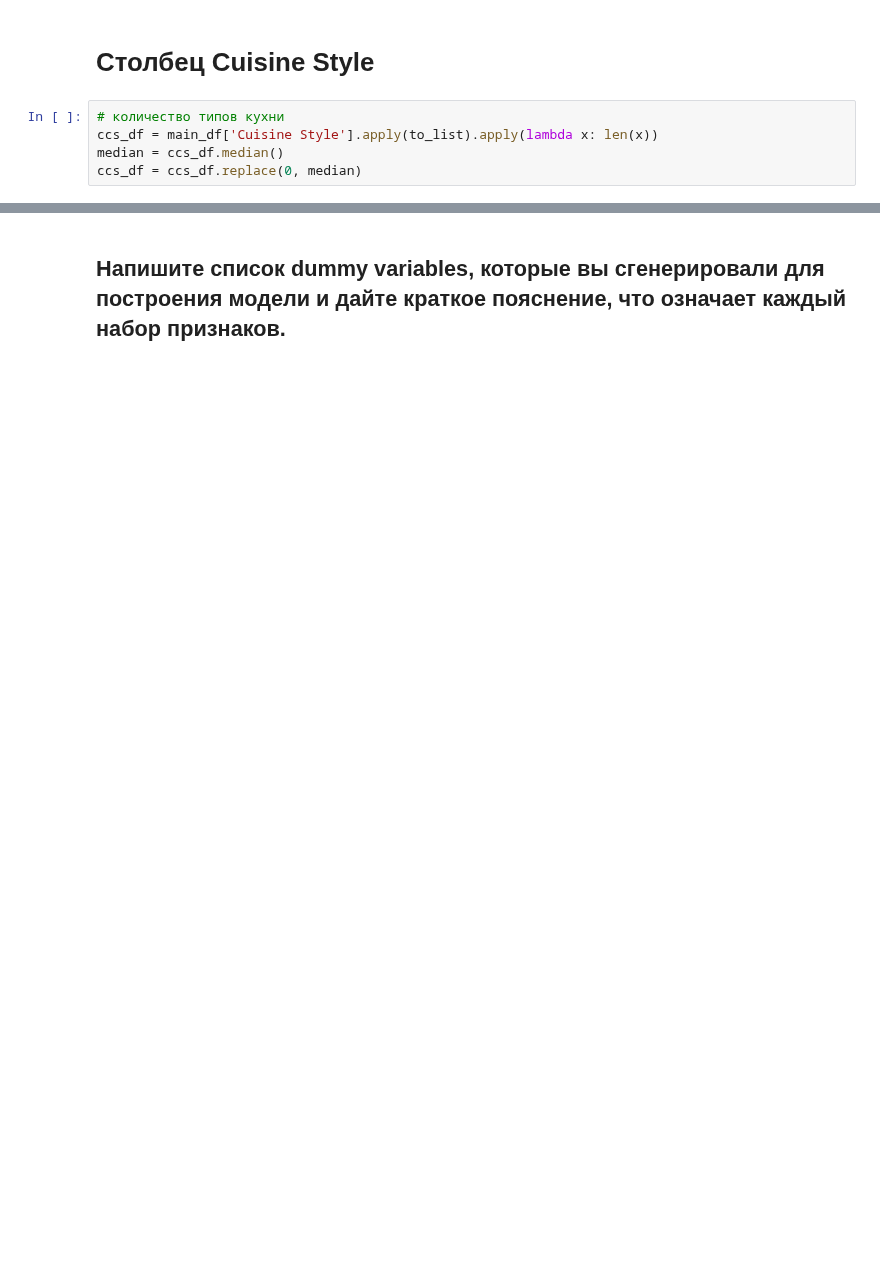
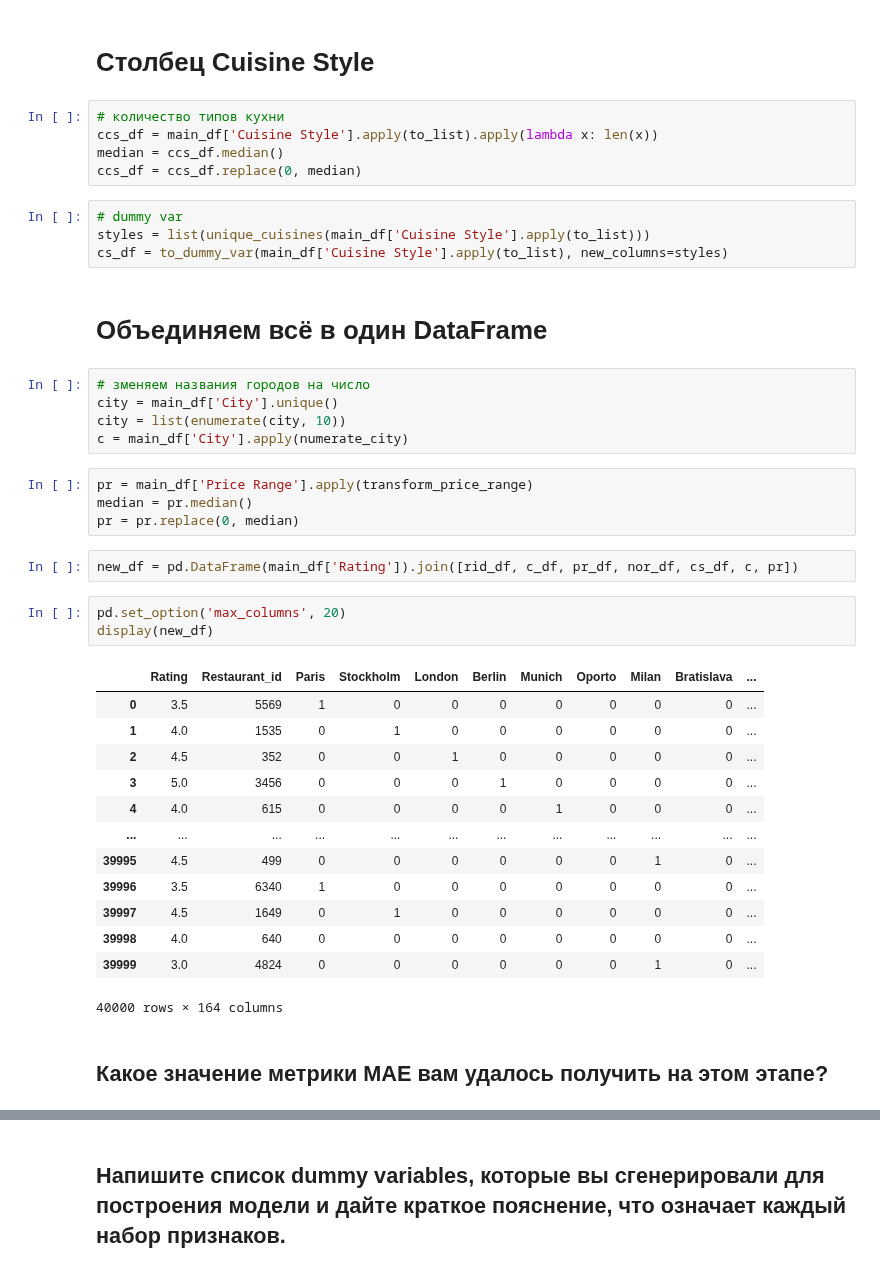
Before and after one commit to Enreward/DS_projects, a Jupyter notebook: theory/Юнит 3. Введение в машинное обучение/Проект 3. О вкусной и здоровой пище.ipynb, the cells around one changed output, grey strips where cells are left out. Saved outputs shown, nothing was run; the diff lists cells and outputs as text; blank space fills up the shorter version.

```diff
--- a/theory/Юнит 3. Введение в машинное обучение/Проект 3. О вкусной и здоровой пище.ipynb
+++ b/theory/Юнит 3. Введение в машинное обучение/Проект 3. О вкусной и здоровой пище.ipynb
@@ -820,3 +832,39 @@ nor_df = main_df['Number of Reviews'].fillna(mean)
 ccs_df = main_df['Cuisine Style'].apply(to_list).apply(lambda x: len(x))
 median = ccs_df.median()
 ccs_df = ccs_df.replace(0, median)
+# %%
+# dummy var
+styles = list(unique_cuisines(main_df['Cuisine Style'].apply(to_list)))
+cs_df = to_dummy_var(main_df['Cuisine Style'].apply(to_list), new_columns=styles)
+# %% [markdown]
+# Объединяем всё в один DataFrame
+# %%
+# зменяем названия городов на число
+city = main_df['City'].unique()
+city = list(enumerate(city, 10))
+c = main_df['City'].apply(numerate_city)
+# %%
+pr = main_df['Price Range'].apply(transform_price_range)
+median = pr.median()
+pr = pr.replace(0, median)
+# %%
+new_df = pd.DataFrame(main_df['Rating']).join([rid_df, c_df, pr_df, nor_df, cs_df, c, pr])
+# %%
+pd.set_option('max_columns', 20)
+display(new_df)
+# %% [output]
+|  | Rating | Restaurant_id | Paris | Stockholm | London | Berlin | Munich | Oporto | Milan | Bratislava | ... |
+| 0 | 3.5 | 5569 | 1 | 0 | 0 | 0 | 0 | 0 | 0 | 0 | ... |
+| 1 | 4.0 | 1535 | 0 | 1 | 0 | 0 | 0 | 0 | 0 | 0 | ... |
+| 2 | 4.5 | 352 | 0 | 0 | 1 | 0 | 0 | 0 | 0 | 0 | ... |
+| 3 | 5.0 | 3456 | 0 | 0 | 0 | 1 | 0 | 0 | 0 | 0 | ... |
+| 4 | 4.0 | 615 | 0 | 0 | 0 | 0 | 1 | 0 | 0 | 0 | ... |
+| ... | ... | ... | ... | ... | ... | ... | ... | ... | ... | ... | ... |
+| 39995 | 4.5 | 499 | 0 | 0 | 0 | 0 | 0 | 0 | 1 | 0 | ... |
+| 39996 | 3.5 | 6340 | 1 | 0 | 0 | 0 | 0 | 0 | 0 | 0 | ... |
+| 39997 | 4.5 | 1649 | 0 | 1 | 0 | 0 | 0 | 0 | 0 | 0 | ... |
+| 39998 | 4.0 | 640 | 0 | 0 | 0 | 0 | 0 | 0 | 0 | 0 | ... |
+| 39999 | 3.0 | 4824 | 0 | 0 | 0 | 0 | 0 | 0 | 1 | 0 | ... |
+40000 rows × 164 columns
+# %% [markdown]
+## Какое значение метрики MAE вам удалось получить на этом этапе?
```
Also changed, not shown: parts of 9 cells of this notebook, 1 other file.
